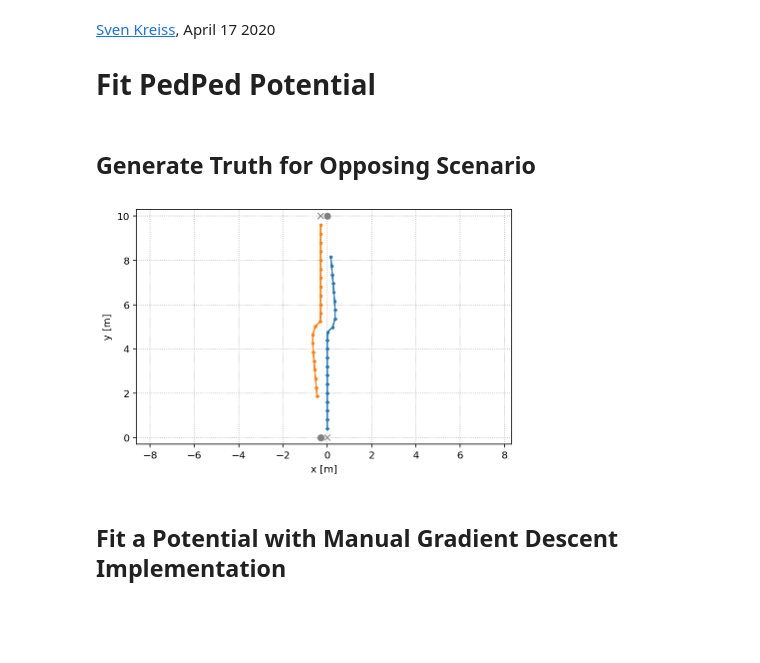
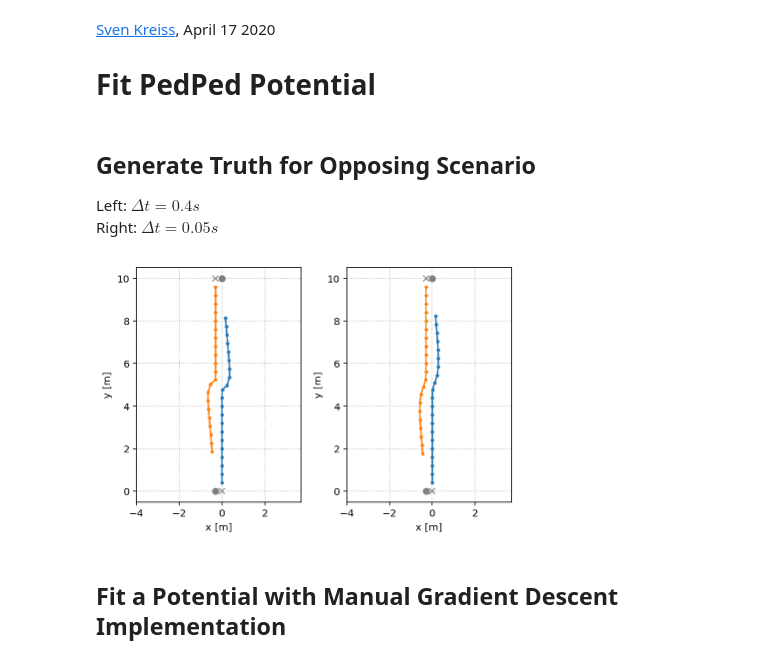
Before and after one commit to svenkreiss/socialforce, a Jupyter notebook: docs/FitPedPed.ipynb, the cells around one changed output. Drawn from its saved outputs; the diff is of its cells as text; code cells hidden in the pictures; blank space fills up the shorter version.

```diff
--- a/docs/FitPedPed.ipynb
+++ b/docs/FitPedPed.ipynb
@@ -60,17 +60,23 @@ def visualize(file_prefix, V, initial_parameters, final_parameters, fit_result=N
         ax2.legend()
 # %% [markdown]
 ## Generate Truth for Opposing Scenario
+
+Left: $\Delta t = 0.4s$
+Right: $\Delta t = 0.05s$
 # %%
 initial_state = [
     [0.0, 0.0, 0.0, 1.0, 0.0, 10.0],
     [-0.3, 10.0, 0.0, -1.0, -0.3, 0.0],
 ]
+
+truth_nooversampling = socialforce.Simulator(initial_state, oversampling=1).run(21)
 truth = socialforce.Simulator(initial_state).run(21)
 
-with socialforce.show.track_canvas() as ax:
-    socialforce.show.states(ax, truth)
+with socialforce.show.track_canvas(ncols=2) as (ax1, ax2):
+    socialforce.show.states(ax1, truth_nooversampling)
+    socialforce.show.states(ax2, truth)
 # %% [output]
-[figure, old version]
+[figure, new version]
 # %% [markdown]
 ## Fit a Potential with Manual Gradient Descent Implementation
 # %%
```
Also changed, not shown: parts of 9 cells of this notebook, 7 other files.
